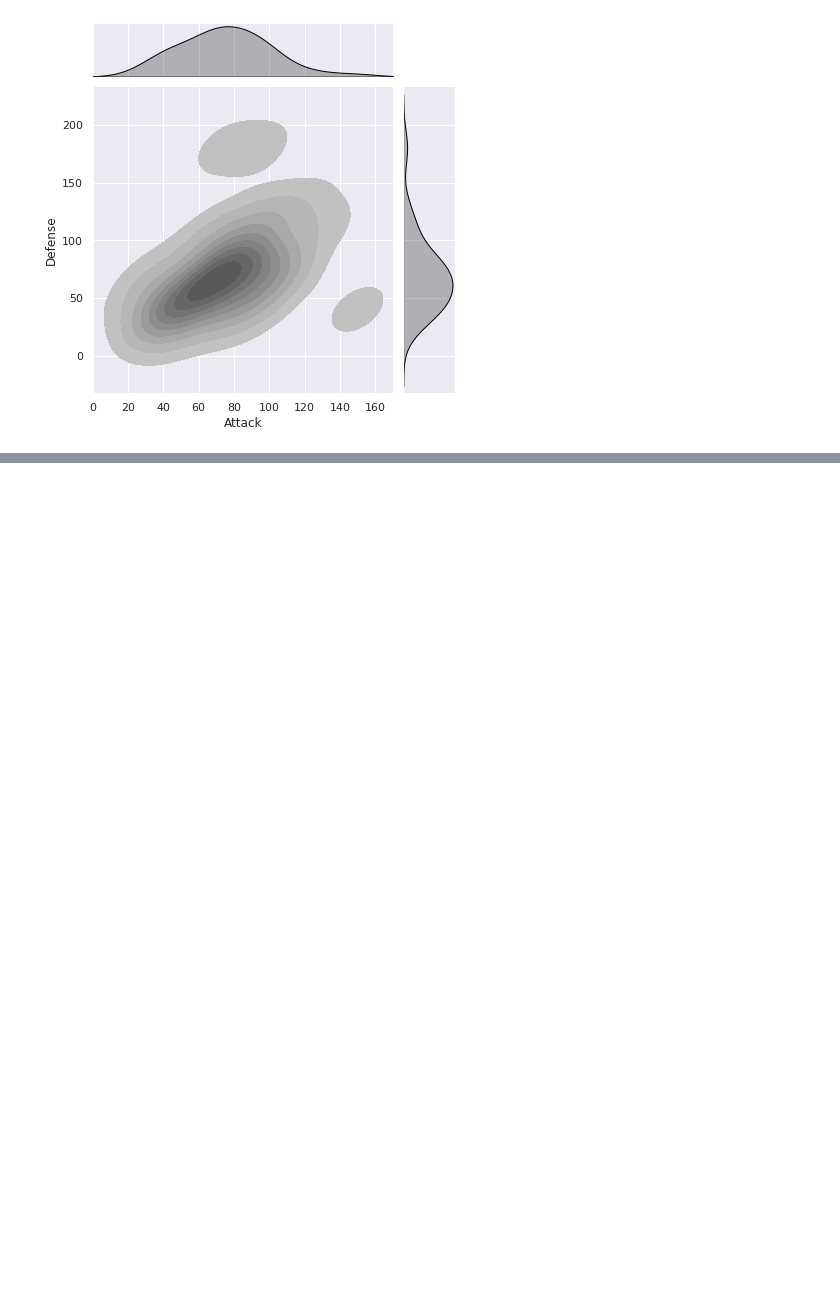
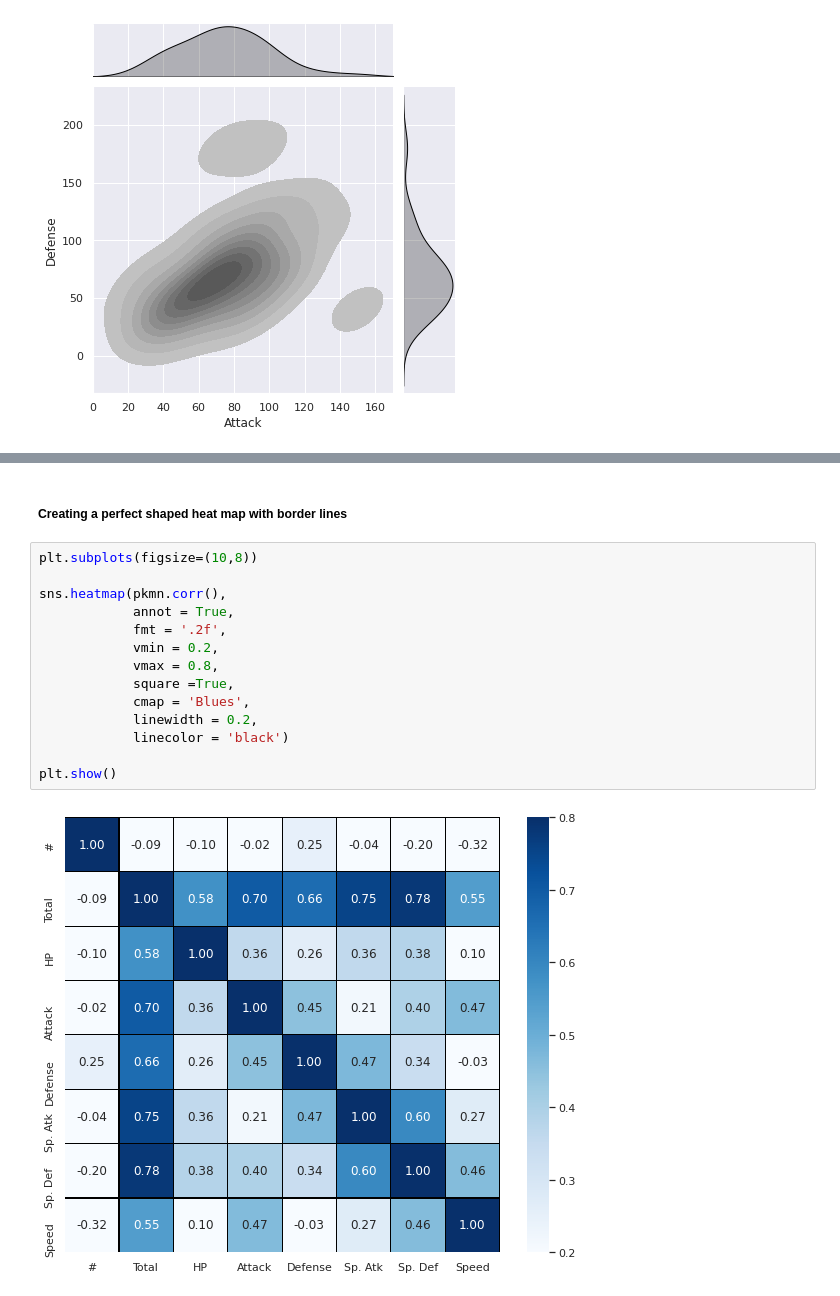
Before and after one commit to Sureshkrishh/Datascience-notes, a Jupyter notebook: 1. Python/012. Seaborn.ipynb, the cells around one changed output, grey strips where cells are left out. Cells and saved outputs as stored; diff of their text form; blank space fills up the shorter version.

```diff
--- a/1. Python/012. Seaborn.ipynb
+++ b/1. Python/012. Seaborn.ipynb
@@ -205,0 +233,18 @@ pkmn.head()
+# %% [markdown]
+##### Creating a perfect shaped heat map with border lines
+# %%
+plt.subplots(figsize=(10,8))
+
+sns.heatmap(pkmn.corr(),
+            annot = True,
+            fmt = '.2f',
+            vmin = 0.2,
+            vmax = 0.8,
+            square =True,
+            cmap = 'Blues',
+            linewidth = 0.2,
+            linecolor = 'black')
+
+plt.show()
+# %% [output]
+[figure, added]
```
Also changed, not shown: parts of 13 cells of this notebook.
